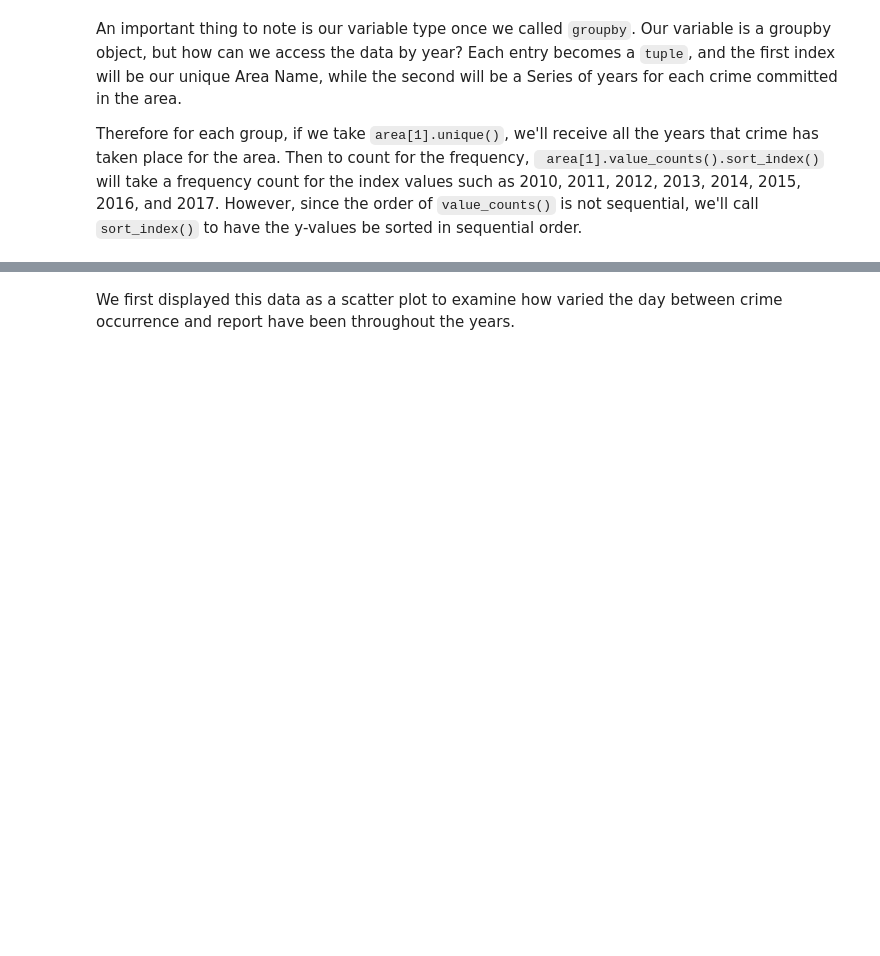
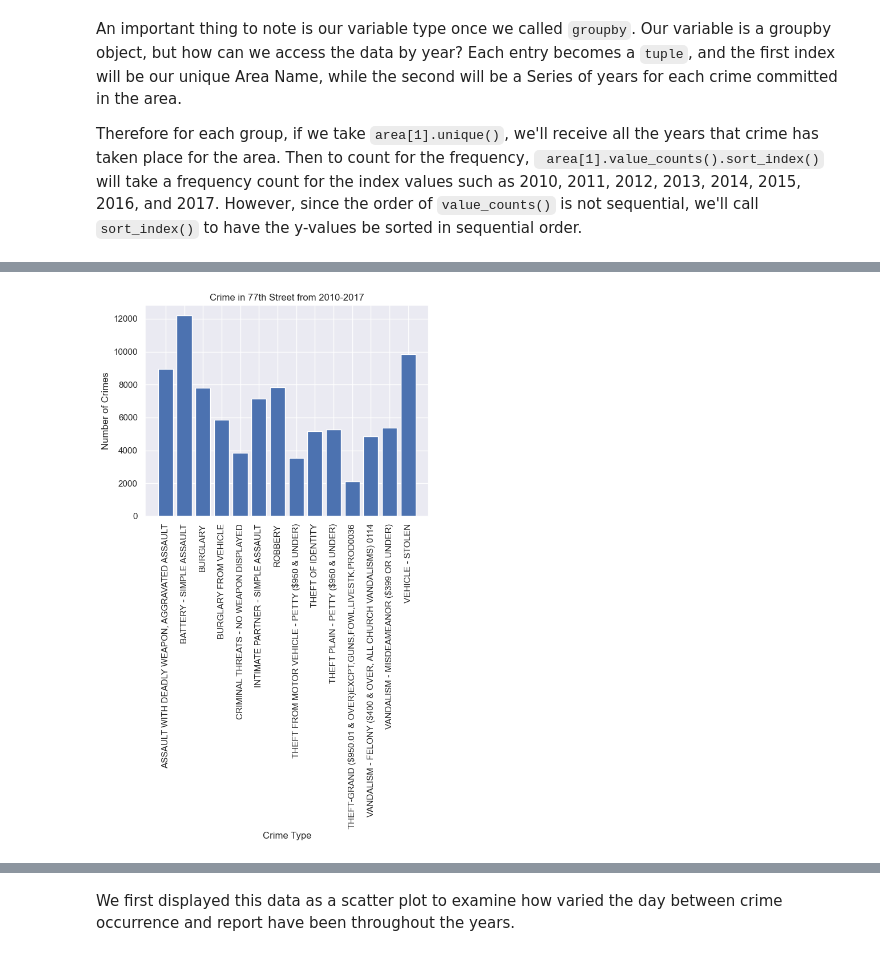
Before and after one commit to asd333333/asd333333.github.io, a Jupyter notebook: Final Project.ipynb, the cells around one changed output, grey strips where cells are left out. Cells and saved outputs as stored; diff of their text form; code cells hidden in the pictures; blank space fills up the shorter version.

```diff
--- a/Final Project.ipynb
+++ b/Final Project.ipynb
@@ -216,0 +221,26 @@ for area in area_crimes:
+# %%
+max_crime_codes = sorted_crime_data[sorted_crime_data['Area Name'] == '77th Street']
+max_crime_types = max_crime_codes.groupby('Crime Code Description')
+max_groups = max_crime_types.groups.keys()
+
+max_x = []
+max_y = []
+
+for key in max_groups:
+    group = max_crime_types.get_group(key)
+
+    if len(group) > 2000:
+        max_x.append(key)
+        max_y.append(len(group))
+
+plt.figure()
+title = "Crime in 77th Street from 2010-2017"
+plt.title(title)
+plt.xlabel('Crime Type')
+plt.ylabel('Number of Crimes')
+plt.xticks(rotation=90)
+
+plt.bar(max_x, max_y)
+plt.show()
+# %% [output]
+[figure, added]
```
Also changed, not shown: parts of 44 cells of this notebook.
